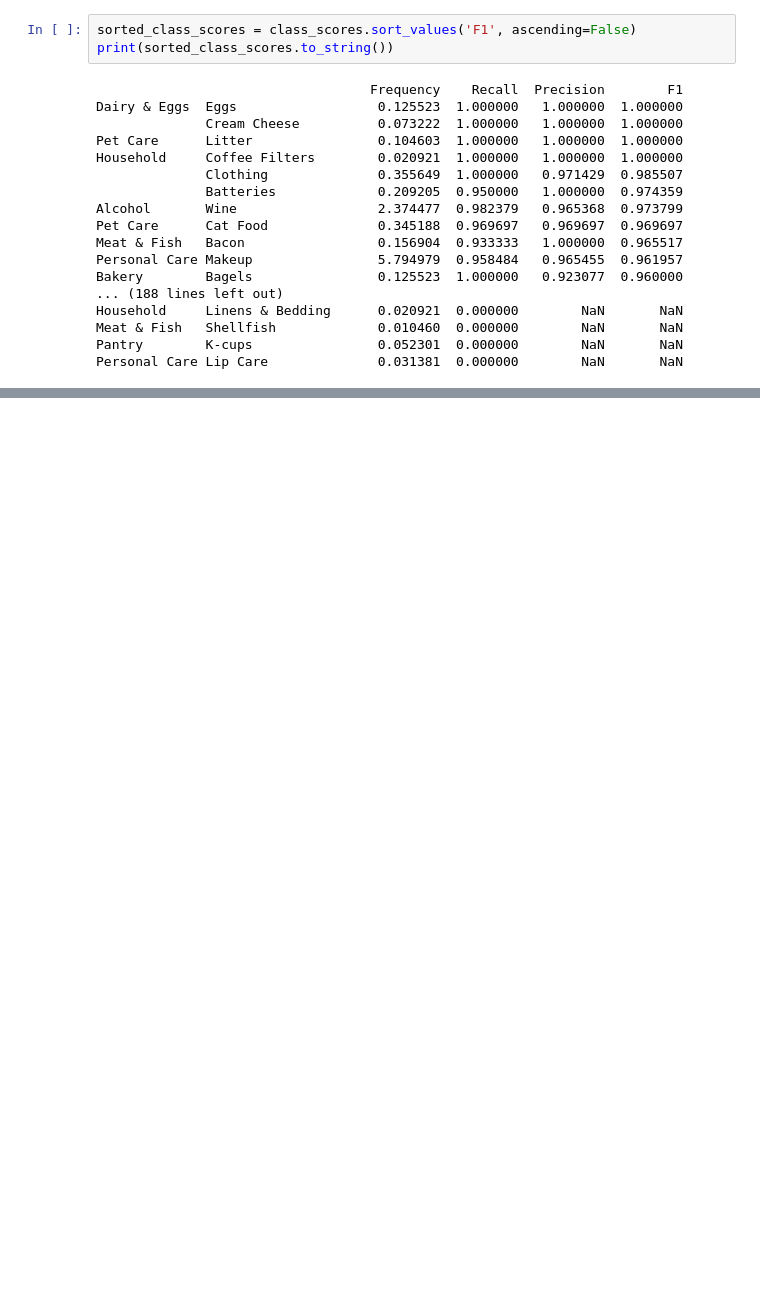
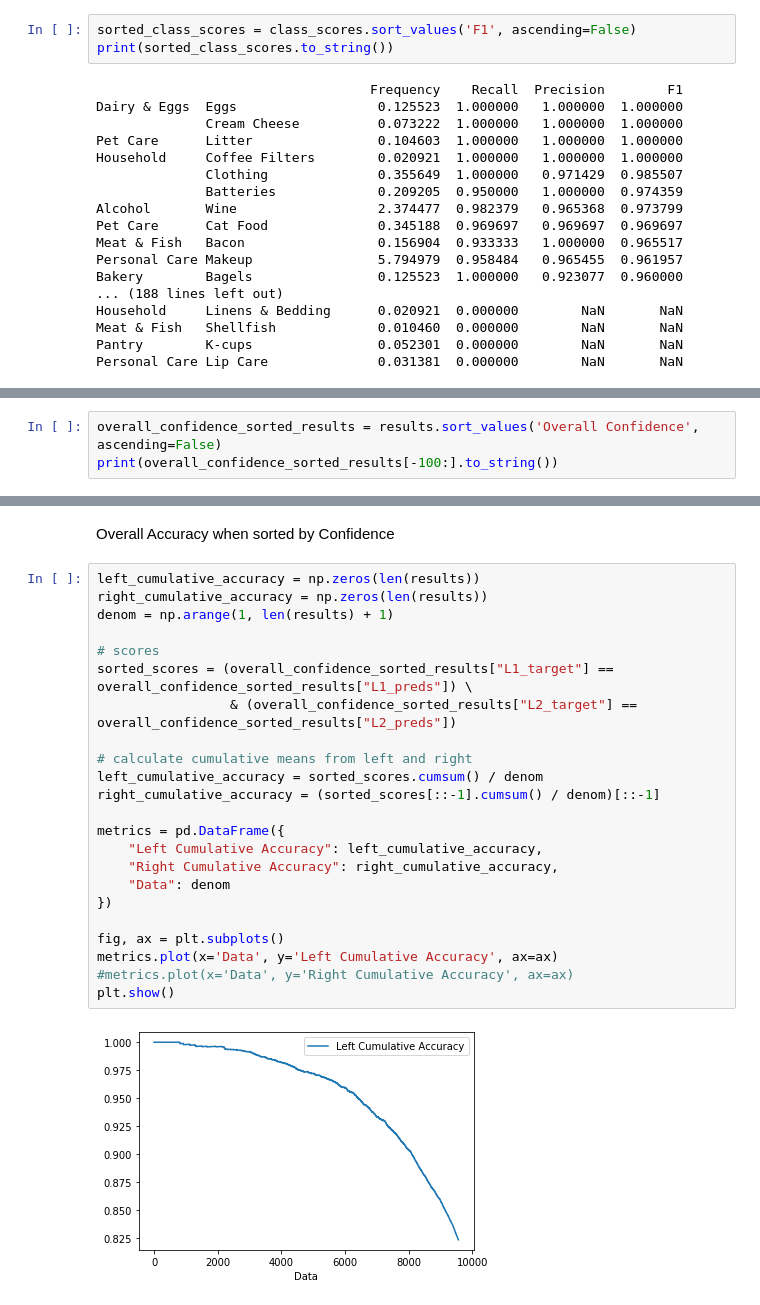
Before and after one commit to AbhiSivaprasad/doordash-ml, a Jupyter notebook: notebooks/Abhi - Predictions.ipynb, the cells around one changed output, grey strips where cells are left out. Saved outputs shown, nothing was run; the diff lists cells and outputs as text; blank space fills up the shorter version.

```diff
--- a/notebooks/Abhi - Predictions.ipynb
+++ b/notebooks/Abhi - Predictions.ipynb
@@ -236,0 +226,3 @@ sorted_class_scores.F1.sum()
+# %%
+overall_confidence_sorted_results = results.sort_values('Overall Confidence', ascending=False)
+print(overall_confidence_sorted_results[-100:].to_string())
@@ -236,0 +247,27 @@ sorted_class_scores.F1.sum()
+# %% [markdown]
+Overall Accuracy when sorted by Confidence
+# %%
+left_cumulative_accuracy = np.zeros(len(results))
+right_cumulative_accuracy = np.zeros(len(results))
+denom = np.arange(1, len(results) + 1)
+
+# scores
+sorted_scores = (overall_confidence_sorted_results["L1_target"] == overall_confidence_sorted_results["L1_preds"]) \
+                 & (overall_confidence_sorted_results["L2_target"] == overall_confidence_sorted_results["L2_preds"])
+
+# calculate cumulative means from left and right
+left_cumulative_accuracy = sorted_scores.cumsum() / denom
+right_cumulative_accuracy = (sorted_scores[::-1].cumsum() / denom)[::-1]
+
+metrics = pd.DataFrame({
+    "Left Cumulative Accuracy": left_cumulative_accuracy,
+    "Right Cumulative Accuracy": right_cumulative_accuracy,
+    "Data": denom
+})
+
+fig, ax = plt.subplots()
+metrics.plot(x='Data', y='Left Cumulative Accuracy', ax=ax)
+#metrics.plot(x='Data', y='Right Cumulative Accuracy', ax=ax)
+plt.show()
+# %% [output]
+[figure, added]
```
Also changed, not shown: parts of 12 cells of this notebook, 1 other file.
